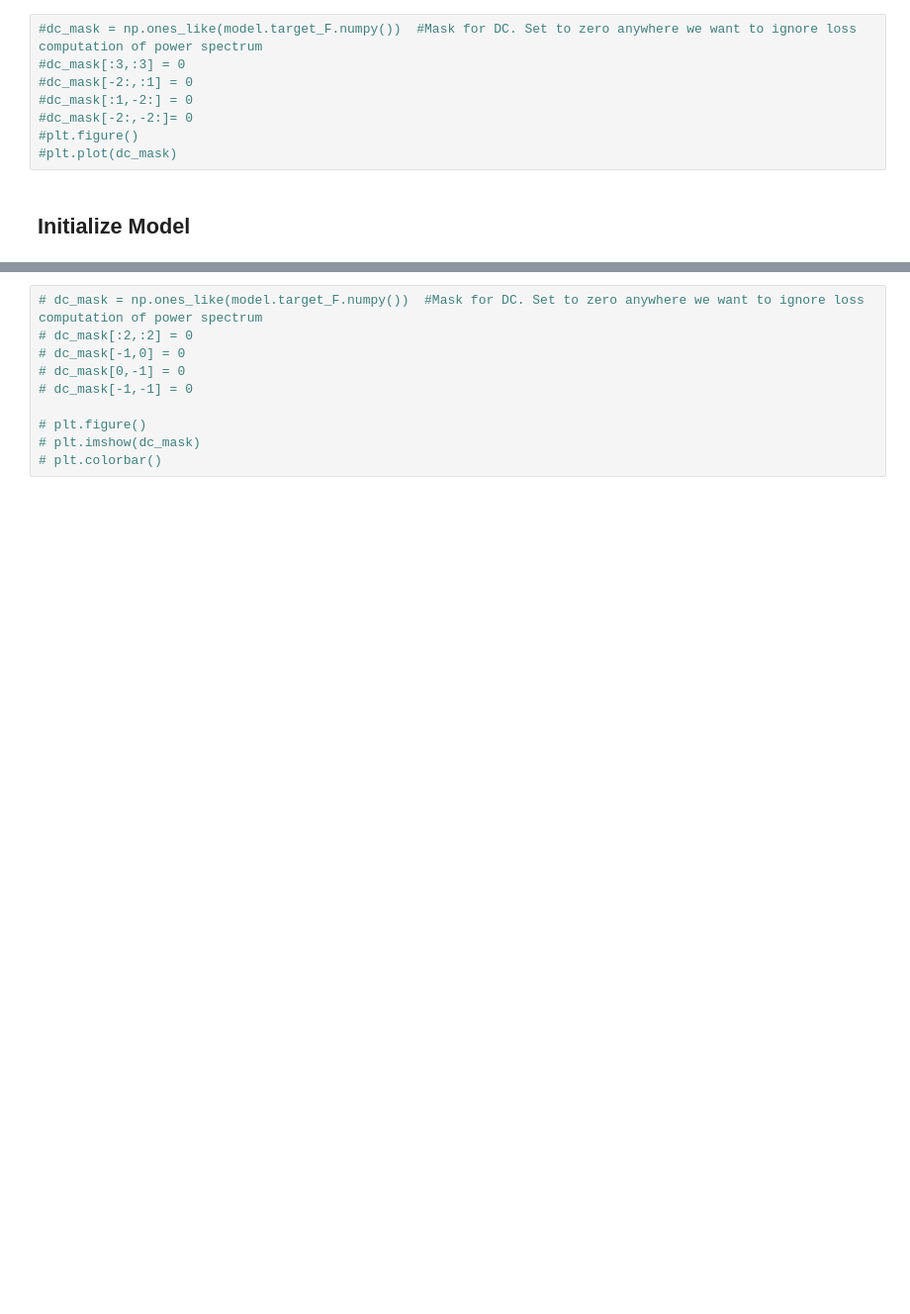
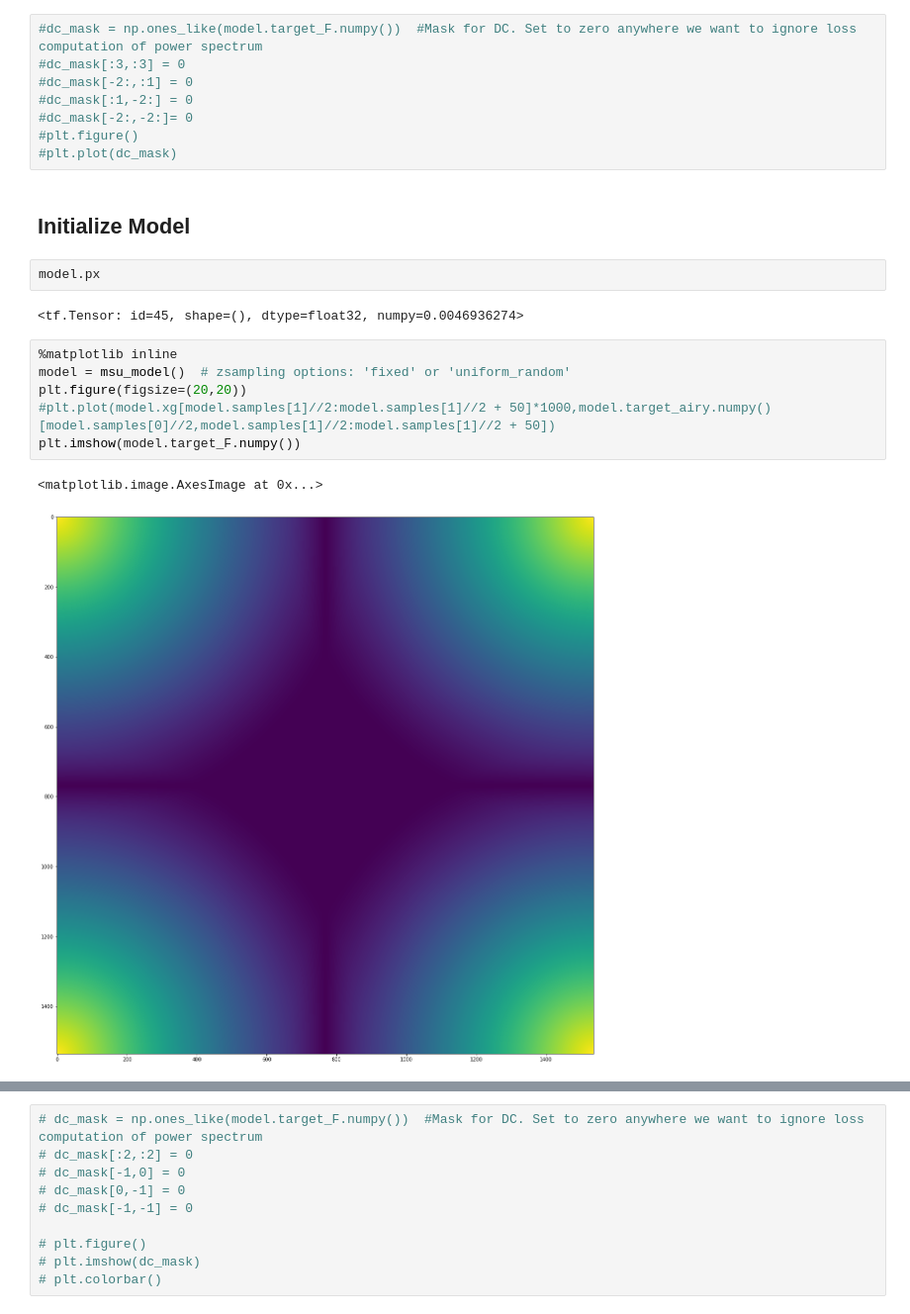
Before and after one commit to antipa/Randoscope_dev, a Jupyter notebook: RandoscopeXCorrMinTF-RadiusLearning.ipynb, the cells around one changed output, grey strips where cells are left out. Shown at 99% size. Cells and saved outputs as stored; diff of their text form; blank space fills up the shorter version.

```diff
--- a/RandoscopeXCorrMinTF-RadiusLearning.ipynb
+++ b/RandoscopeXCorrMinTF-RadiusLearning.ipynb
@@ -257,4 +261,17 @@ def distances(model, x,y):
 #plt.plot(dc_mask)
 # %% [markdown]
 ## Initialize Model
+# %%
+model.px
+# %% [output]
+<tf.Tensor: id=45, shape=(), dtype=float32, numpy=0.0046936274>
+# %%
+%matplotlib inline
+model = msu_model()  # zsampling options: 'fixed' or 'uniform_random'
+plt.figure(figsize=(20,20))
+#plt.plot(model.xg[model.samples[1]//2:model.samples[1]//2 + 50]*1000,model.target_airy.numpy()[model.samples[0]//2,model.samples[1]//2:model.samples[1]//2 + 50])
+plt.imshow(model.target_F.numpy())
+# %% [output]
+<matplotlib.image.AxesImage at 0x...>
+[figure, added]
 # %%
```
Also changed, not shown: parts of 11 cells of this notebook, 2 other files.
